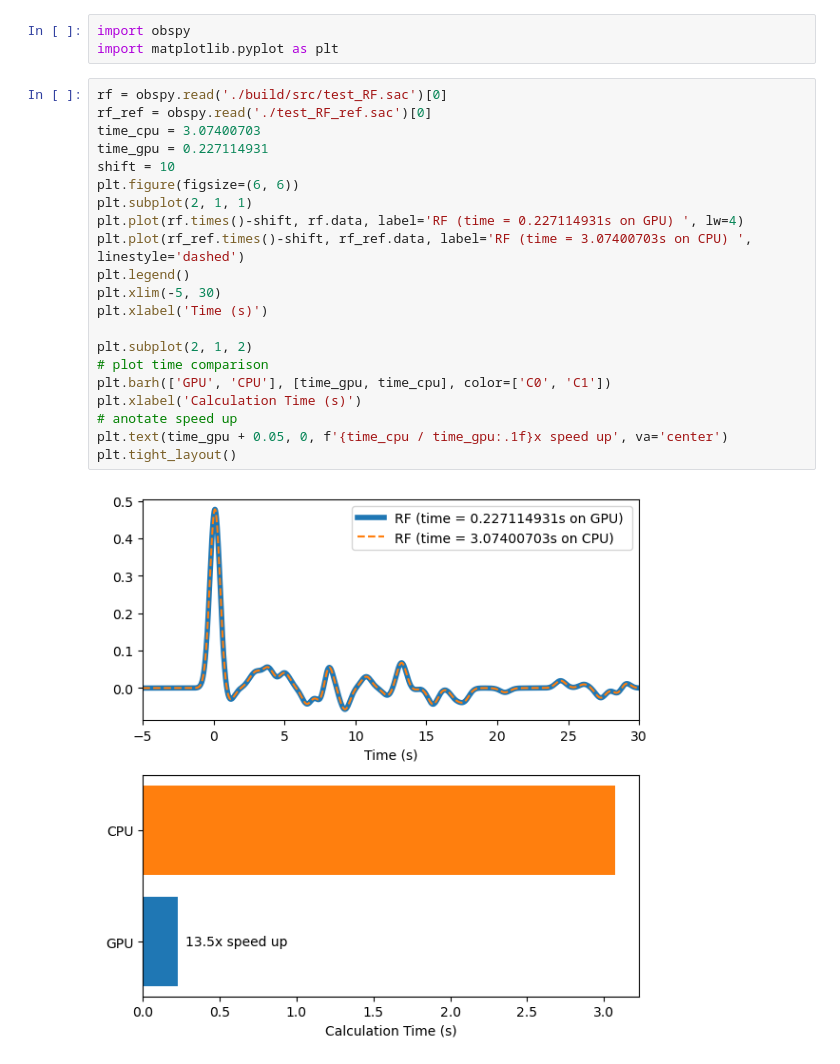
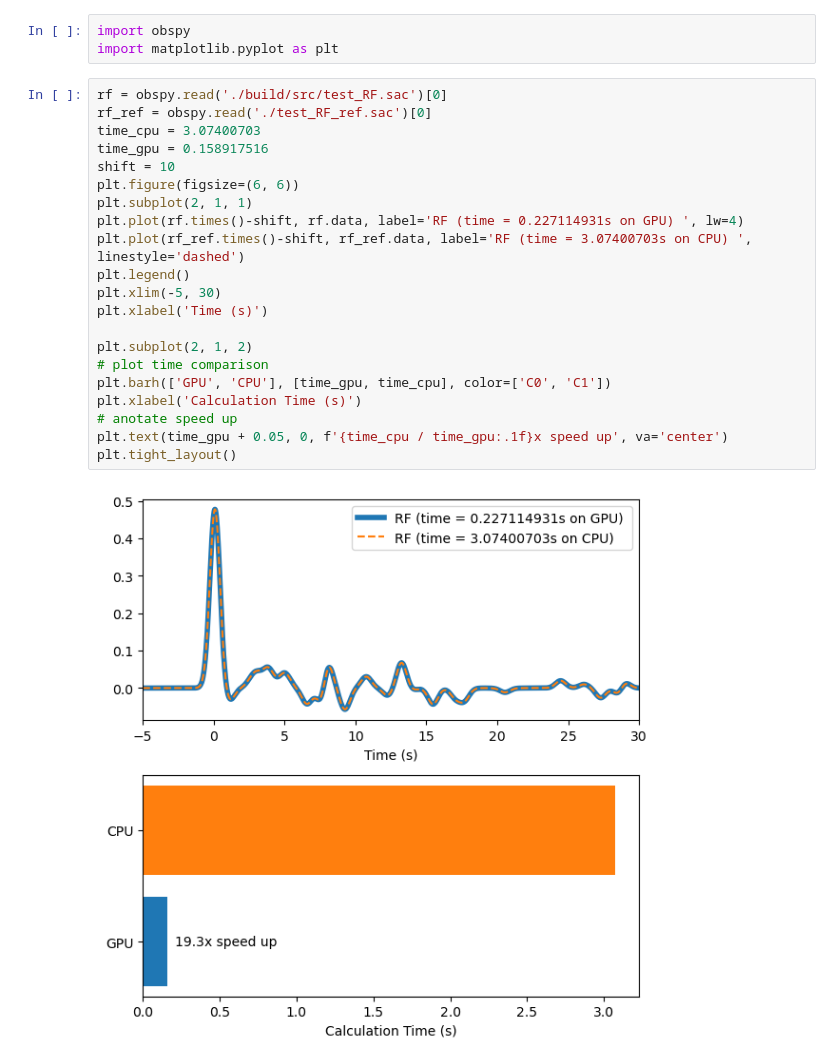
Before and after one commit to xumi1993/ForRF, a Jupyter notebook: vis.ipynb, the cells around one changed output. Saved outputs shown, nothing was run; the diff lists cells and outputs as text.

```diff
--- a/vis.ipynb
+++ b/vis.ipynb
@@ -4,23 +4,23 @@ import matplotlib.pyplot as plt
 # %%
 rf = obspy.read('./build/src/test_RF.sac')[0]
 rf_ref = obspy.read('./test_RF_ref.sac')[0]
 time_cpu = 3.07400703
-time_gpu = 0.227114931
+time_gpu = 0.158917516
 shift = 10
 plt.figure(figsize=(6, 6))
 plt.subplot(2, 1, 1)
 plt.plot(rf.times()-shift, rf.data, label='RF (time = 0.227114931s on GPU) ', lw=4)
 plt.plot(rf_ref.times()-shift, rf_ref.data, label='RF (time = 3.07400703s on CPU) ', linestyle='dashed')
 plt.legend()
 plt.xlim(-5, 30)
 plt.xlabel('Time (s)')
 
 plt.subplot(2, 1, 2)
 # plot time comparison
 plt.barh(['GPU', 'CPU'], [time_gpu, time_cpu], color=['C0', 'C1'])
 plt.xlabel('Calculation Time (s)')
 # anotate speed up
 plt.text(time_gpu + 0.05, 0, f'{time_cpu / time_gpu:.1f}x speed up', va='center')
 plt.tight_layout()
 # %% [output]
-[figure, old version]
+[figure, new version]
```
Also changed, not shown: 3 other files.
